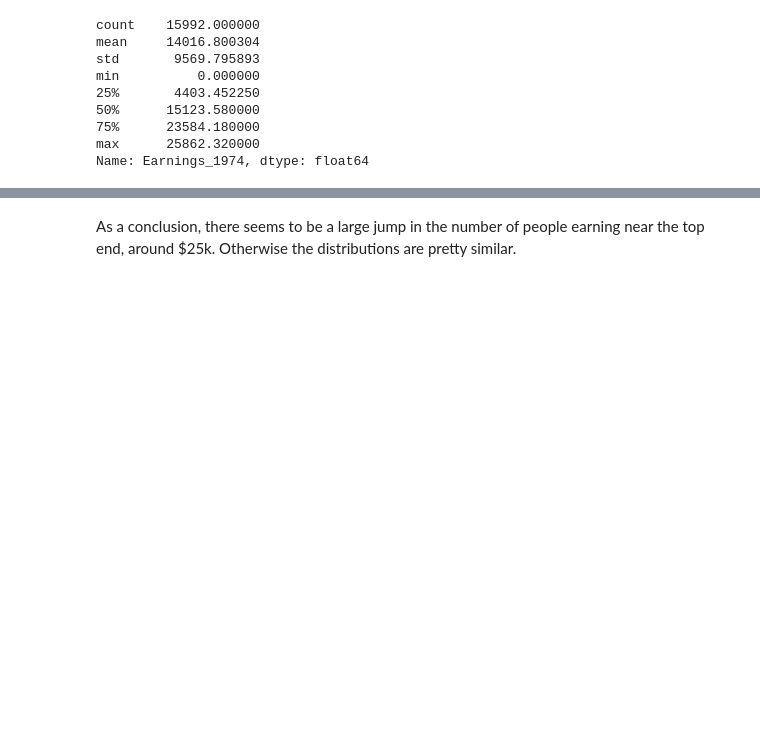
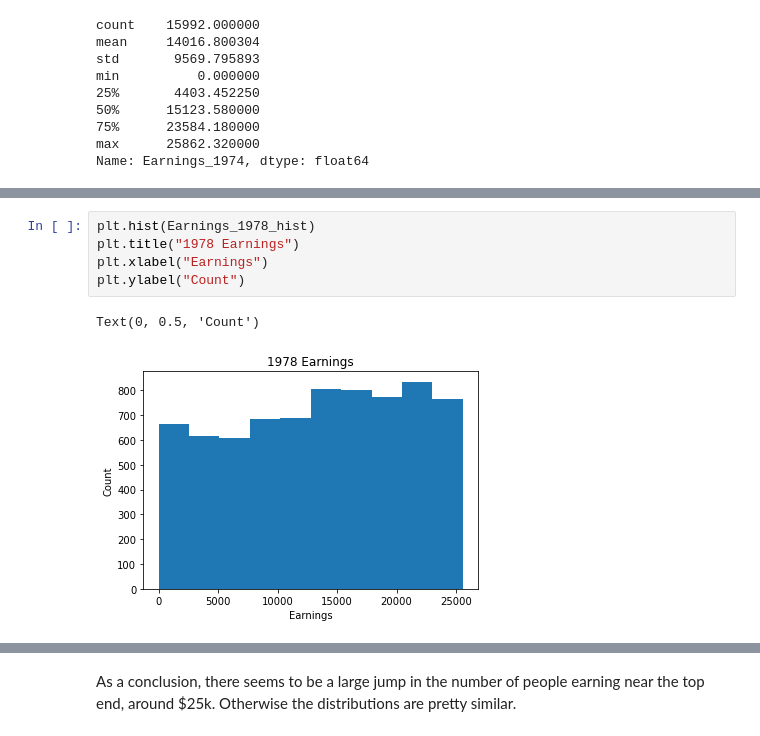
Before and after one commit to rodsunio/BSIP_Assignment_1_Students, a Jupyter notebook: stats_asn_1_stud_temp.ipynb, the cells around one changed output, grey strips where cells are left out. Saved outputs shown, nothing was run; the diff lists cells and outputs as text; blank space fills up the shorter version.

```diff
--- a/stats_asn_1_stud_temp.ipynb
+++ b/stats_asn_1_stud_temp.ipynb
@@ -195,0 +206,8 @@ Text(0, 0.5, 'Count')
+# %%
+plt.hist(Earnings_1978_hist)
+plt.title("1978 Earnings")
+plt.xlabel("Earnings")
+plt.ylabel("Count")
+# %% [output]
+Text(0, 0.5, 'Count')
+[figure, added]
```
Also changed, not shown: parts of 9 cells of this notebook.
